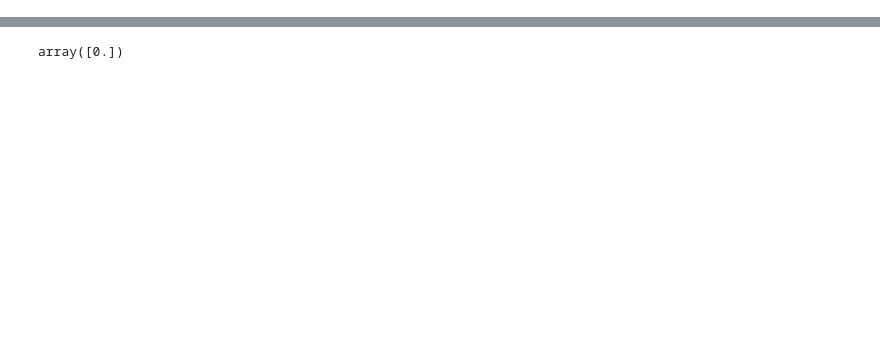
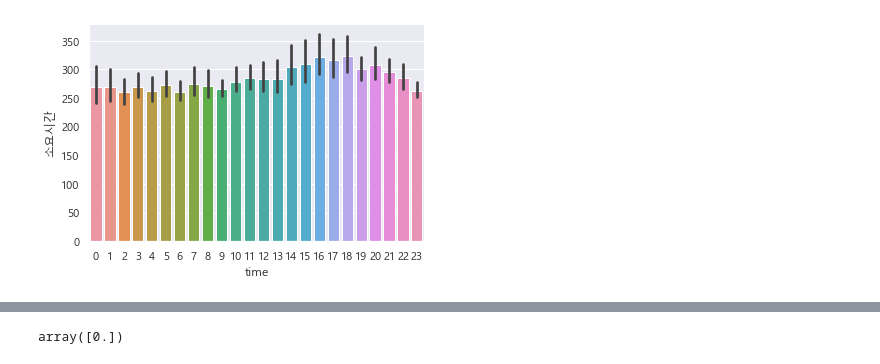
Before and after one commit to majh02/-, a Jupyter notebook: 2) 데이터 전처리.ipynb, the cells around one changed output, grey strips where cells are left out. Saved outputs shown, nothing was run; the diff lists cells and outputs as text; code cells hidden in the pictures; blank space fills up the shorter version.

Commit message:
[2022-09-08] 추석 교통 소요시간 예측
Former-commit-id: b6ea7efc834e9aada0f91d806bef47fb34cc0e5a

```diff
--- a/2) 데이터 전처리.ipynb
+++ b/2) 데이터 전처리.ipynb
@@ -63,0 +87,6 @@ plot_scatterplot(train_data)
+# %%
+# sns.barplot는 두 범주의 평균 비교 sns.barplot
+sns.barplot(x="time", y="소요시간", data=tmp)
+plt.show()
+# %% [output]
+[figure, added]
```
Also changed, not shown: parts of 16 cells of this notebook, 26 other files.
